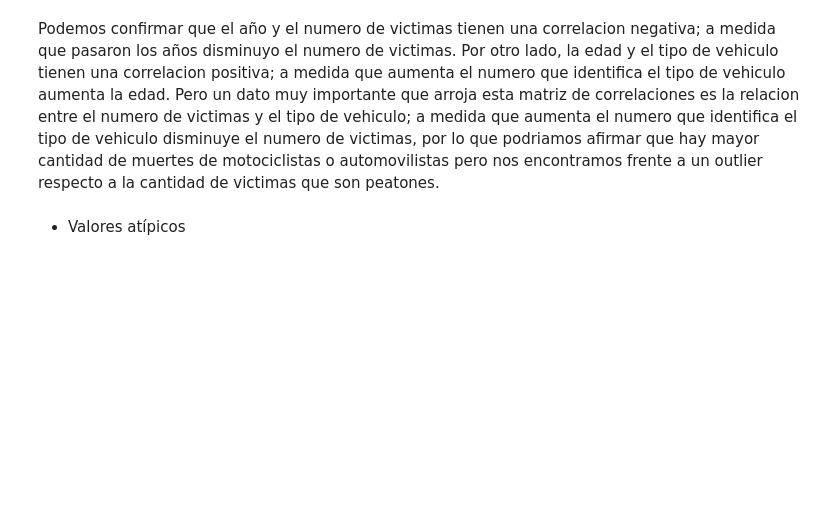
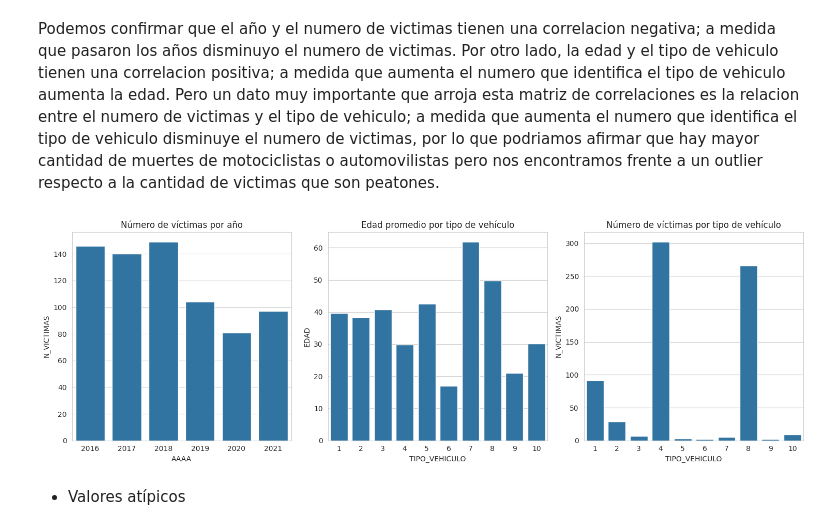
Before and after one commit to vanesalinas/HenryPI_DataAnalyst_PT06, a Jupyter notebook: EDA.ipynb, the cells around one changed output. Saved outputs shown, nothing was run; the diff lists cells and outputs as text; code cells hidden in the pictures; blank space fills up the shorter version.

```diff
--- a/EDA.ipynb
+++ b/EDA.ipynb
@@ -448,6 +454,26 @@ ax = sns.heatmap(matriz_correlacion,annot=True,cmap='viridis',mask = mask)
 [figure]
 # %% [markdown]
 Podemos confirmar que el año y el numero de victimas tienen una correlacion negativa; a medida que pasaron los años disminuyo el numero de victimas. Por otro lado, la edad y el tipo de vehiculo tienen una correlacion positiva; a medida que aumenta el numero que identifica el tipo de vehiculo aumenta la edad. Pero un dato muy importante que arroja esta matriz de correlaciones es la relacion entre el numero de victimas y el tipo de vehiculo; a medida que aumenta el numero que identifica el tipo de vehiculo disminuye el numero de victimas, por lo que podriamos afirmar que hay mayor cantidad de muertes de motociclistas o automovilistas pero nos encontramos frente a un outlier respecto a la cantidad de victimas que son peatones.
+# %%
+# Configurar la figura y las subparcelas
+fig, axs = plt.subplots(1, 3, figsize=(15, 5))
+
+# Graficar el número de víctimas por año
+sns.barplot(x='AAAA', y='N_VICTIMAS', data=df_combinado.groupby('AAAA')['N_VICTIMAS'].sum().reset_index(), ax=axs[0])
+axs[0].set_title('Número de víctimas por año')
+
+# Graficar la edad promedio por tipo de vehículo
+sns.barplot(x='TIPO_VEHICULO', y='EDAD', data=df_combinado.groupby('TIPO_VEHICULO')['EDAD'].mean().reset_index(), ax=axs[1])
+axs[1].set_title('Edad promedio por tipo de vehículo')
+
+# Graficar el número de víctimas por tipo de vehículo
+sns.barplot(x='TIPO_VEHICULO', y='N_VICTIMAS', data=df_combinado.groupby('TIPO_VEHICULO')['N_VICTIMAS'].sum().reset_index(), ax=axs[2])
+axs[2].set_title('Número de víctimas por tipo de vehículo')
+
+plt.tight_layout()
+plt.show()
+# %% [output]
+[figure, added]
 # %% [markdown]
 *   Valores atípicos
 # %% [markdown]
```
Also changed, not shown: parts of 6 cells of this notebook.
